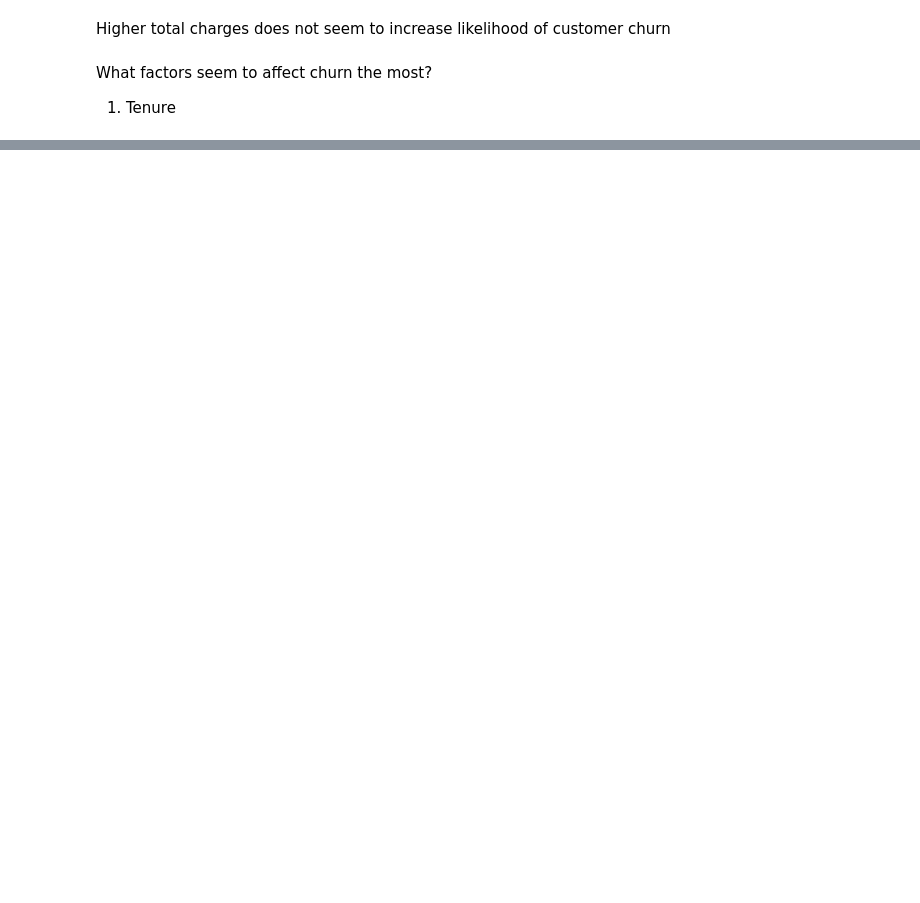
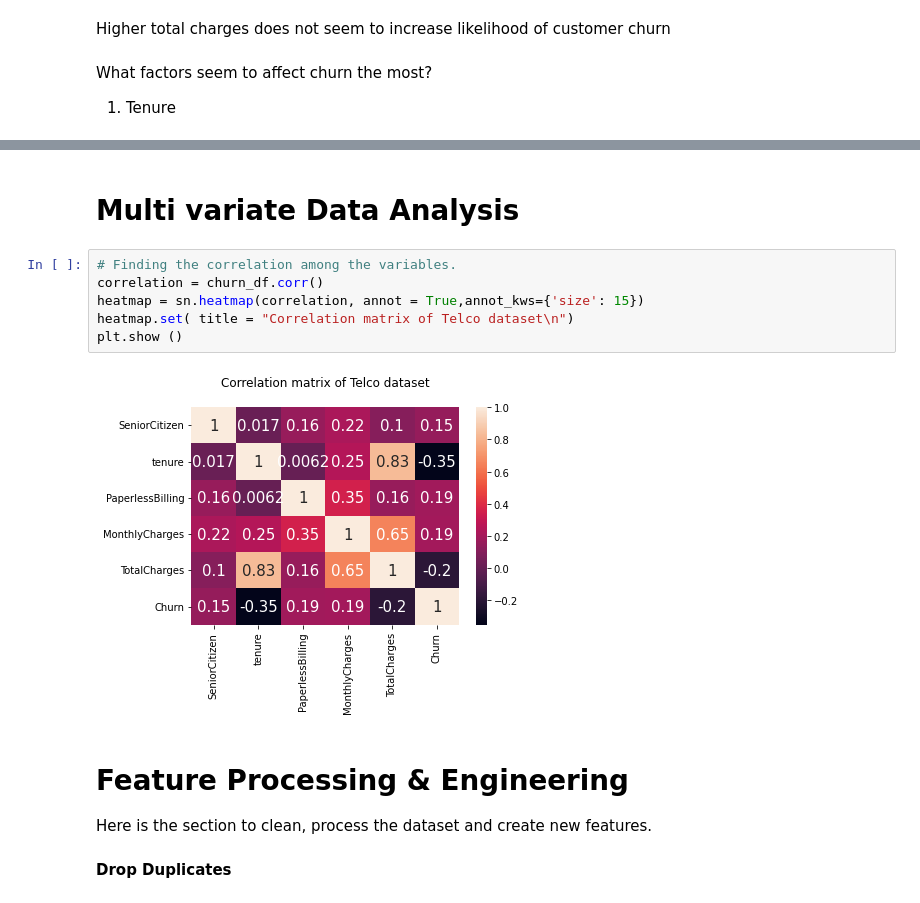
Before and after one commit to muchaimaryanne/Telco-Customer-Churn, a Jupyter notebook: Customer_churn_prediction.ipynb, the cells around one changed output, grey strips where cells are left out. Drawn from its saved outputs; the diff is of its cells as text; blank space fills up the shorter version.

```diff
--- a/Customer_churn_prediction.ipynb
+++ b/Customer_churn_prediction.ipynb
@@ -678,0 +710,16 @@ What factors seem to affect churn the most?
+# %% [markdown]
+# Multi variate Data Analysis
+# %%
+# Finding the correlation among the variables.
+correlation = churn_df.corr()
+heatmap = sn.heatmap(correlation, annot = True,annot_kws={'size': 15})
+heatmap.set( title = "Correlation matrix of Telco dataset\n")
+plt.show ()
+# %% [output]
+[figure, added]
+# %% [markdown]
+# Feature Processing & Engineering
+
+Here is the section to clean, process the dataset and create new features.
+# %% [markdown]
+**Drop Duplicates**
```
Also changed, not shown: parts of 103 cells of this notebook.
